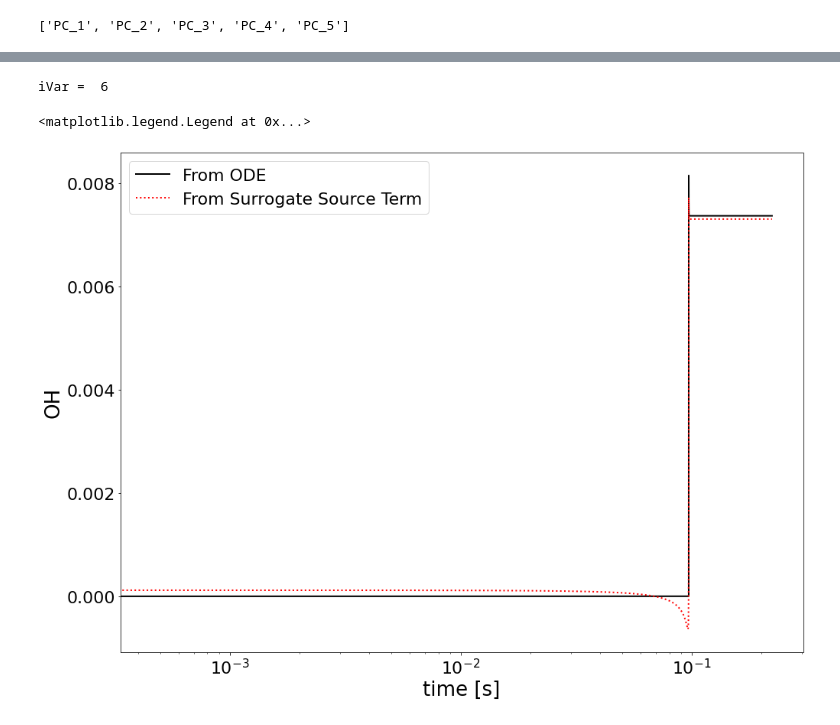
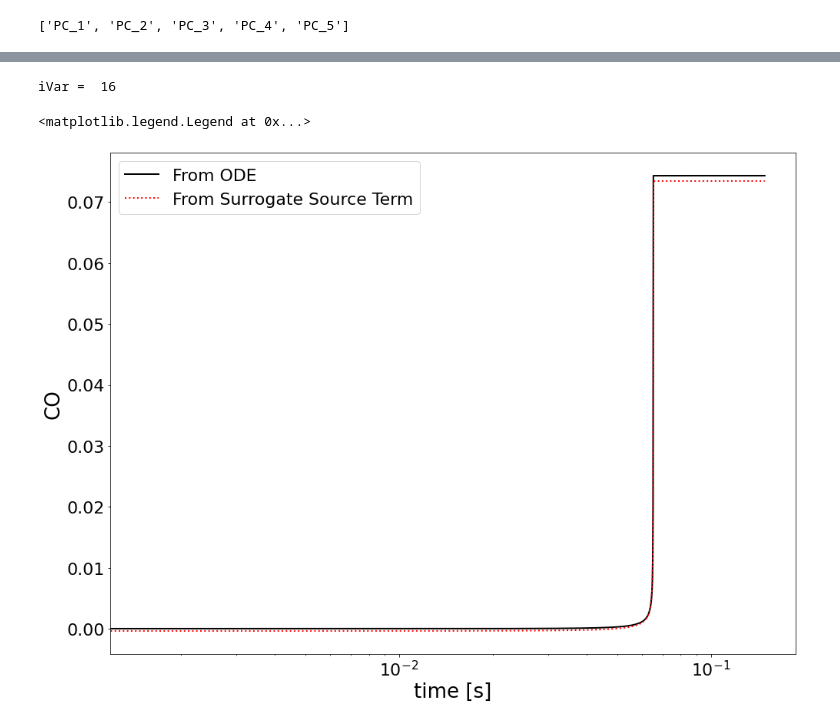
Before and after one commit to simoneventuri/ROMNet_, a Jupyter notebook: scripts/generating_data/0DReactor/Plot_Data.ipynb, the cells around one changed output, grey strips where cells are left out. Saved outputs shown, nothing was run; the diff lists cells and outputs as text; code cells hidden in the pictures.

```diff
--- a/scripts/generating_data/0DReactor/Plot_Data.ipynb
+++ b/scripts/generating_data/0DReactor/Plot_Data.ipynb
@@ -11,11 +13,10 @@ from numpy import diff
 
 import cantera as ct
 # %%
-OutputDir  = WORKSPACE_PATH+'/ROMNet/Data/0DReact_10Cases/'
-TestDir    = WORKSPACE_PATH+'/ROMNet/Data/0DReact_10Cases_Test/'
+OutputDir  = WORKSPACE_PATH+'/ROMNet/Data/0DReact_Isobaric_10Cases/'
 
 CasesVec   = [1]#[0,2,4,6,8]
-DirDir     = OutputDir #OutputDir #TestDir
+DirDir     = OutputDir
 
 NVarsRed   = 5
 
@@ -56,14 +60,12 @@ for i in range(1):#0):
 # %%
 ### Evaluating on Test Data
 
-T0sVec = pd.read_csv(OutputDir+'/orig_data/T0s.csv', header=None).to_numpy()
 iPC    = 0
 
 fig = plt.figure(figsize=(16,12))
 for iTest in CasesVec:
-    T0                           = T0sVec[iTest]
 
-    FileName                     = DirDir+'/pc_data_'+str(NVarsRed)+'/PC.csv.'+str(iTest+1)
+    FileName                     = DirDir+'/'+str(NVarsRed)+'PC/train/ext/PC.csv.'+str(iTest+1)
     InputDataTest                = pd.read_csv(FileName, header=0)
     tVec                         = InputDataTest['t'].to_numpy()
     #InputDataTest['log10(Rest)'] = RestVal * np.ones(len(tVec))
@@ -85,41 +86,41 @@ y0_pca =  [-6.82816094e+01 -2.27392126e-02  1.83851081e-02 -1.68760491e-02
 # %%
-FileName = OutputDir+'/pca_'+str(NVarsRed)+'/A.csv'
+FileName = OutputDir+'/'+str(NVarsRed)+'PC/ROM/A.csv'
 A        = pd.read_csv(FileName, delimiter=',', header=None).to_numpy()
 
-FileName = OutputDir+'/pca_'+str(NVarsRed)+'/C.csv'
+FileName = OutputDir+'/'+str(NVarsRed)+'PC/ROM/C.csv'
 C        = pd.read_csv(FileName, delimiter=',', header=None).to_numpy()
 
-FileName = OutputDir+'/pca_'+str(NVarsRed)+'/D.csv'
+FileName = OutputDir+'/'+str(NVarsRed)+'PC/ROM/D.csv'
 D        = pd.read_csv(FileName, delimiter=',', header=None).to_numpy()
 # %%
 yMat_    = (yMat_pca.dot(A))*D[:,0] + C[:,0]
 # %%
-FileName = DirDir + '/orig_data/y.csv.1'
+FileName = DirDir +'/Orig/train/ext/y.csv.1'
 Data     = pd.read_csv(FileName, header=0)
 VarNames = list(Data.columns)
 
-VarOI    = 'OH'
+VarOI    = 'CO'
 for iVar in range(1,len(VarNames)):
     if (VarNames[iVar] == VarOI):
         print('iVar = ', iVar)
         break
 
 fig = plt.figure(figsize=(16,12))
 for iTest in CasesVec:
 
-    FileName     = DirDir + '/orig_data/y.csv.'+str(iTest+1)
+    FileName     = DirDir +'/Orig/train/ext/y.csv.'+str(iTest+1)
     Data         = pd.read_csv(FileName, header=0)
     tVec         = Data.to_numpy()[:,0]
     yMat         = Data.to_numpy()[:,1:]
 
     plt.plot(tVec, yMat[:,iVar-1],  '-k', label='From ODE',                   lw=2)
     plt.plot(tVec, yMat_[:,iVar-1], ':r', label='From Surrogate Source Term', lw=2)
 
 plt.xscale('log')
 plt.xlabel('time [s]')
 plt.ylabel(VarOI)
 plt.legend()
 # %% [output]
-iVar =  6
+iVar =  16
 <matplotlib.legend.Legend at 0x...>
-[figure, old version]
+[figure, new version]
```
Also changed, not shown: parts of 15 cells of this notebook, 18 other files.
